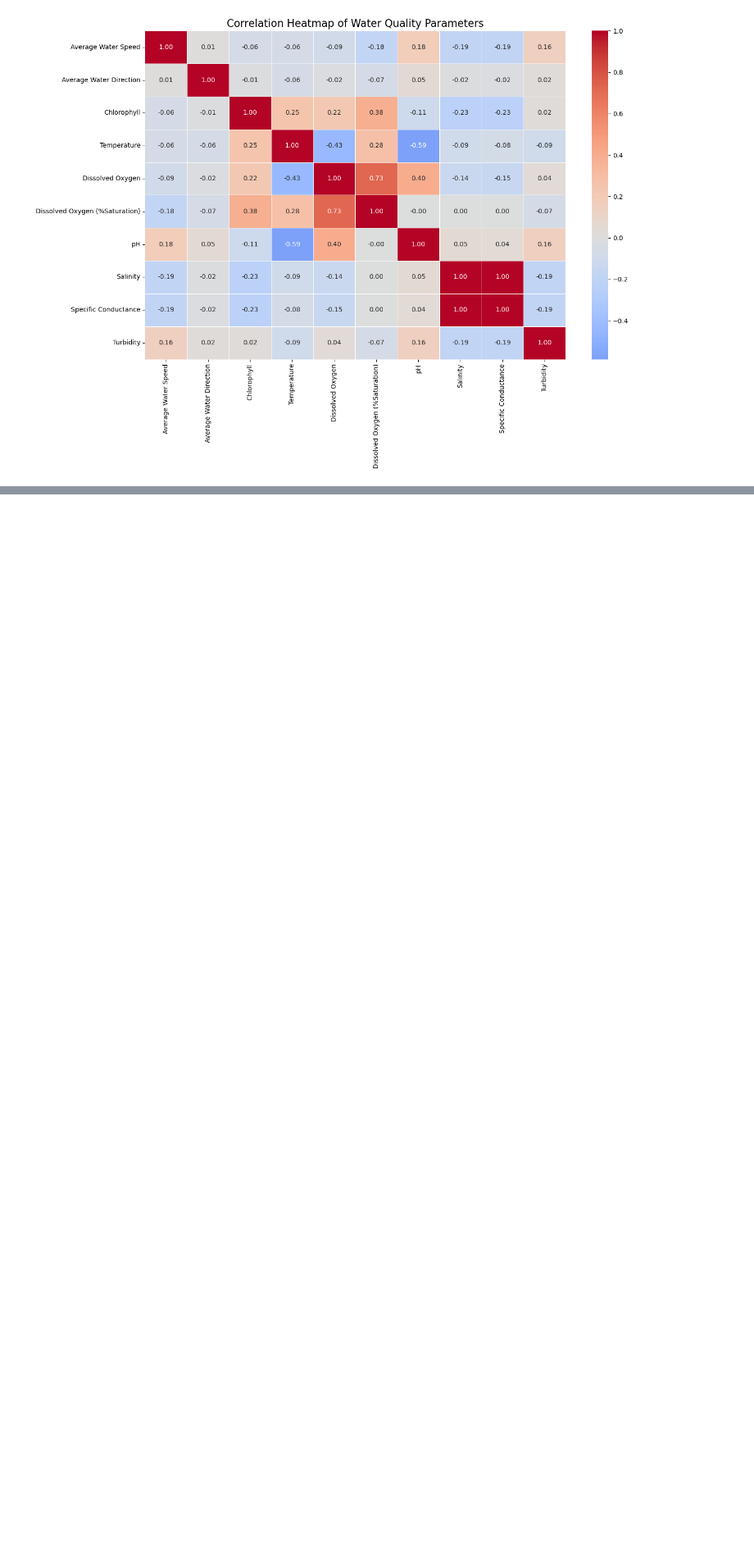
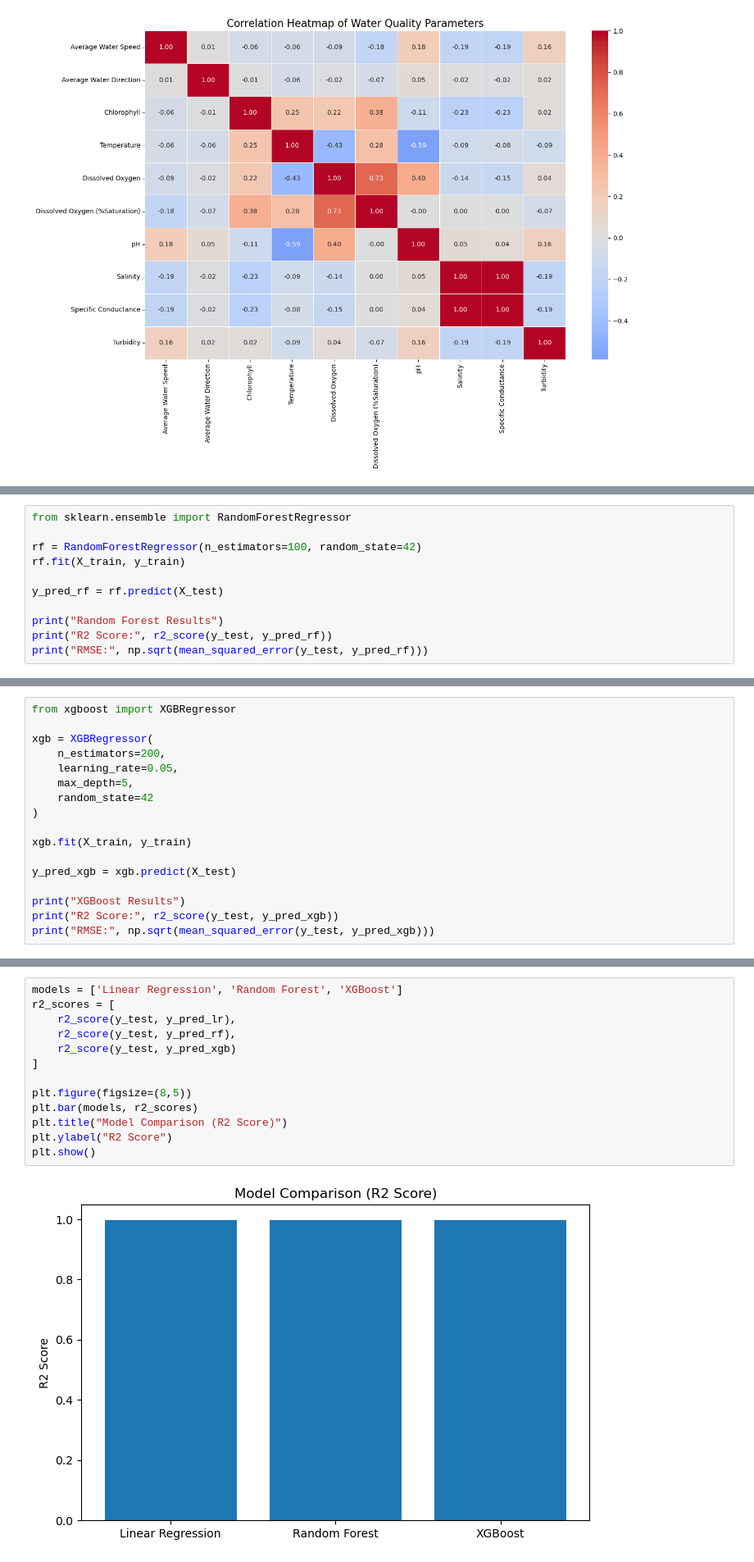
Before and after one commit to Sanskriti0109/Water-Quality-Analysis, a Jupyter notebook: Water Quality Monitoring ML Model.ipynb, the cells around one changed output, grey strips where cells are left out. Shown at 82% size. Cells and saved outputs as stored; diff of their text form; blank space fills up the shorter version.

Commit message:
Add files via upload
implemented some models and compared them

```diff
--- a/Water Quality Monitoring ML Model.ipynb
+++ b/Water Quality Monitoring ML Model.ipynb
@@ -294,0 +330,11 @@ plt.show()
+# %%
+from sklearn.ensemble import RandomForestRegressor
+
+rf = RandomForestRegressor(n_estimators=100, random_state=42)
+rf.fit(X_train, y_train)
+
+y_pred_rf = rf.predict(X_test)
+
+print("Random Forest Results")
+print("R2 Score:", r2_score(y_test, y_pred_rf))
+print("RMSE:", np.sqrt(mean_squared_error(y_test, y_pred_rf)))
@@ -294,0 +345,17 @@ plt.show()
+# %%
+from xgboost import XGBRegressor
+
+xgb = XGBRegressor(
+    n_estimators=200,
+    learning_rate=0.05,
+    max_depth=5,
+    random_state=42
+)
+
+xgb.fit(X_train, y_train)
+
+y_pred_xgb = xgb.predict(X_test)
+
+print("XGBoost Results")
+print("R2 Score:", r2_score(y_test, y_pred_xgb))
+print("RMSE:", np.sqrt(mean_squared_error(y_test, y_pred_xgb)))
@@ -294,0 +366,15 @@ plt.show()
+# %%
+models = ['Linear Regression', 'Random Forest', 'XGBoost']
+r2_scores = [
+    r2_score(y_test, y_pred_lr),
+    r2_score(y_test, y_pred_rf),
+    r2_score(y_test, y_pred_xgb)
+]
+
+plt.figure(figsize=(8,5))
+plt.bar(models, r2_scores)
+plt.title("Model Comparison (R2 Score)")
+plt.ylabel("R2 Score")
+plt.show()
+# %% [output]
+[figure, added]
```
Also changed, not shown: parts of 5 cells of this notebook.
